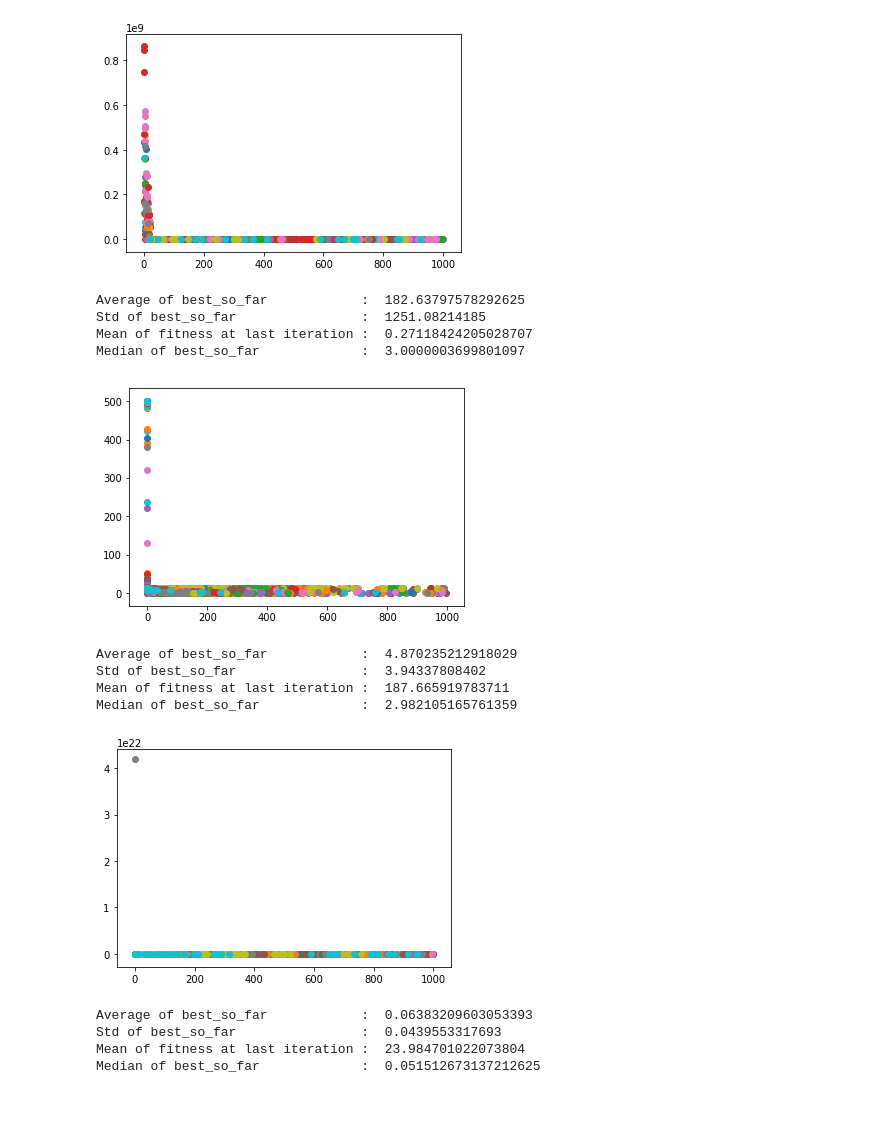
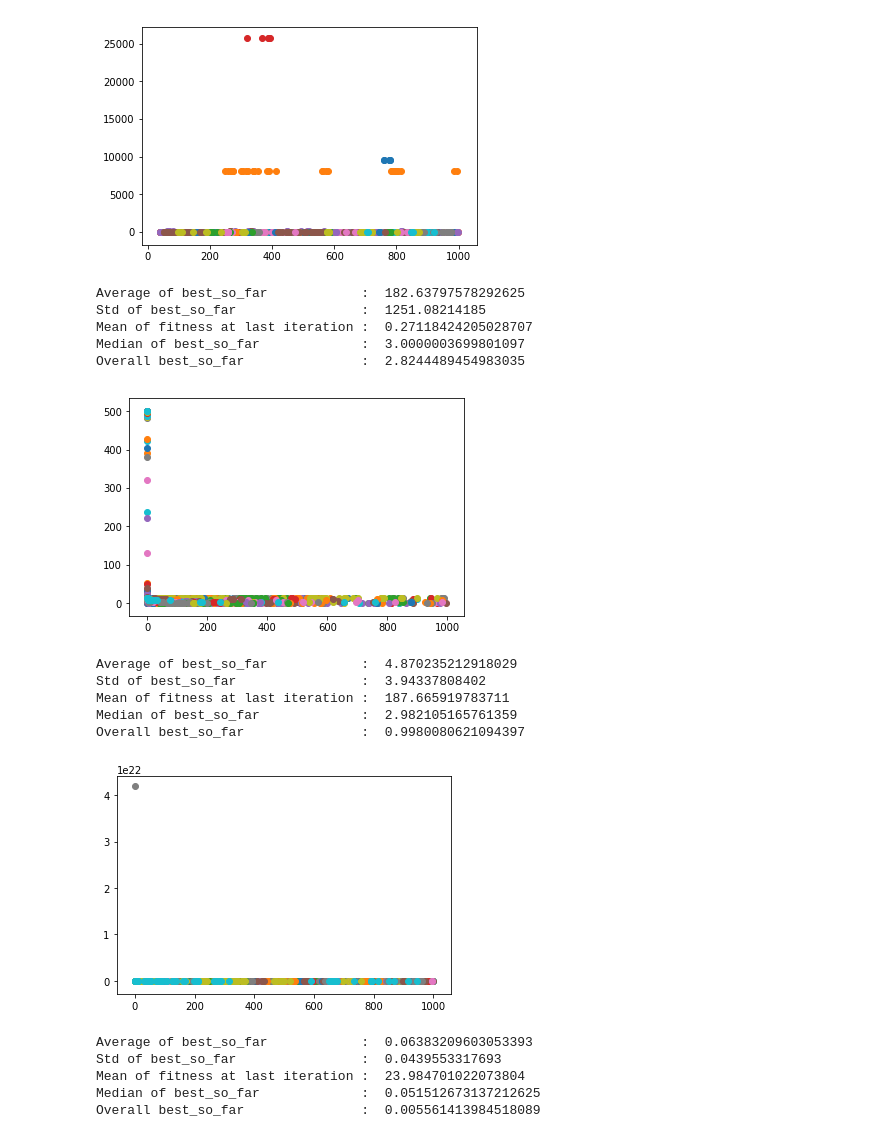
Before and after one commit to st9007a/optimizer, a Jupyter notebook: plot.ipynb, the cells around one changed output. Drawn from its saved outputs; the diff is of its cells as text; code cells hidden in the pictures; blank space fills up the shorter version.

Commit message:
Update plot

```diff
--- a/plot.ipynb
+++ b/plot.ipynb
@@ -13,7 +13,7 @@ import pickle
 from pprint import pprint
 from statistics import median
 
-def show_result(file = 'results/GA_func1.pkl', clip = 20):
+def show_result(file = 'results/GA_func1.pkl', clip = 20, optima = 0):
 
     best_so_far = []
 
@@ -46,6 +46,7 @@ def show_result(file = 'results/GA_func1.pkl', clip = 20):
     print('Std of best_so_far                : ', np.std(best_so_far))
     print('Mean of fitness at last iteration : ', sum(res['mean_fitness_last_iter']) / len(res['mean_fitness_last_iter']))
     print('Median of best_so_far             : ', median(best_so_far))
+    print('Overall best_so_far               : ', min(best_so_far))
 
 
 show_result()
@@ -188,24 +210,27 @@ Median of best_so_far             :  1.8039013614582708
 # %%
-show_result('results/GA_func5.pkl', 10)
-show_result('results/GA_func6.pkl', 0)
-show_result('results/GA_func7.pkl', 0)
-show_result('results/GA_func8.pkl', 0)
+show_result('results/GA_func5.pkl', 25)
+show_result('results/GA_func6.pkl', 0, 1)
+show_result('results/GA_func7.pkl', 0, 0.0003)
+show_result('results/GA_func8.pkl', 0, -1.0316)
 # %% [output]
-[figure, old version]
+[figure, new version]
 Average of best_so_far            :  182.63797578292625
 Std of best_so_far                :  1251.08214185
 Mean of fitness at last iteration :  0.27118424205028707
 Median of best_so_far             :  3.0000003699801097
+Overall best_so_far               :  2.8244489454983035
 [figure]
 Average of best_so_far            :  4.870235212918029
 Std of best_so_far                :  3.94337808402
 Mean of fitness at last iteration :  187.665919783711
 Median of best_so_far             :  2.982105165761359
+Overall best_so_far               :  0.9980080621094397
 [figure]
 Average of best_so_far            :  0.06383209603053393
 Std of best_so_far                :  0.0439553317693
 Mean of fitness at last iteration :  23.984701022073804
 Median of best_so_far             :  0.051512673137212625
+Overall best_so_far               :  0.005561413984518089
 [figure]
 Average of best_so_far            :  -0.963548202638
 Std of best_so_far                :  0.158060875792
```
Also changed, not shown: parts of 7 cells of this notebook.
